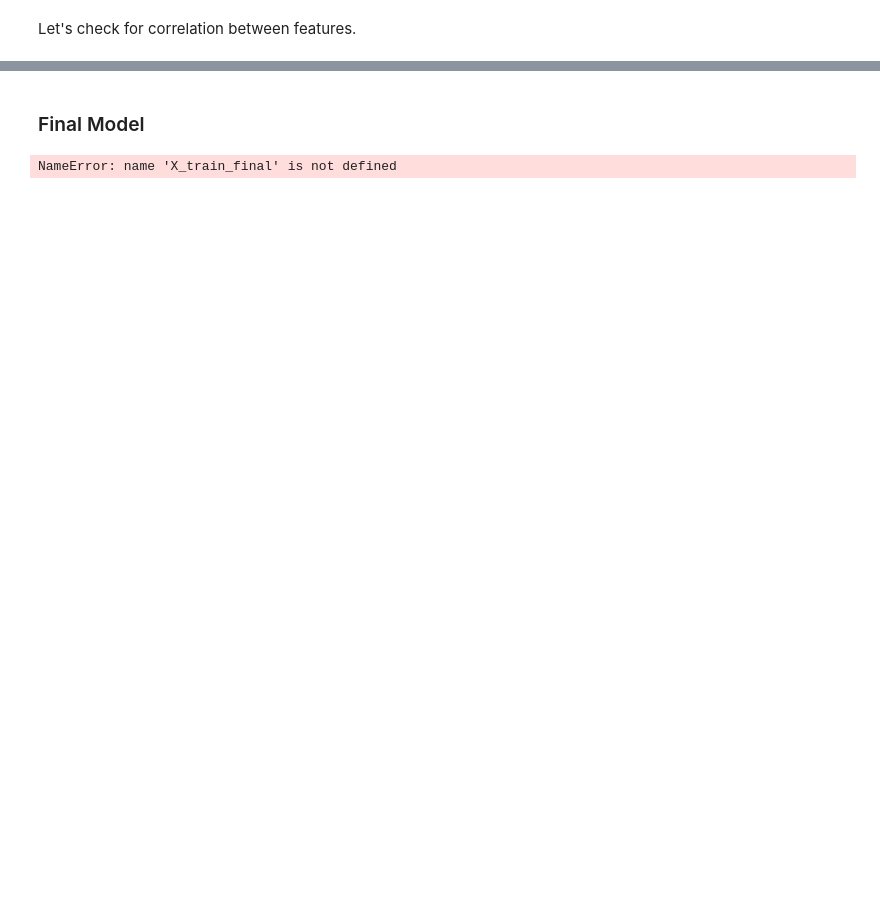
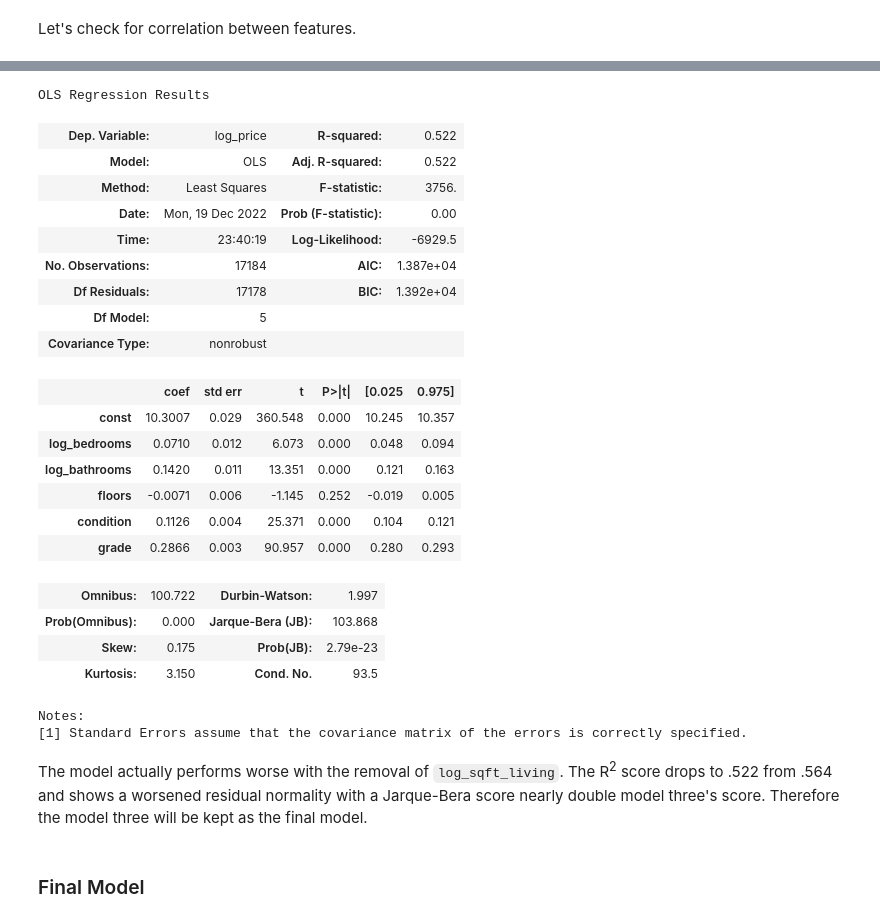
Before and after one commit to cschneck7/phase-2-project, a Jupyter notebook: EDA_notebook.ipynb, the cells around one changed output, grey strips where cells are left out. Drawn from its saved outputs; the diff is of its cells as text; code cells hidden in the pictures; blank space fills up the shorter version.

Commit message:
Finished Modeling, updated py function files

```diff
--- a/EDA_notebook.ipynb
+++ b/EDA_notebook.ipynb
@@ -387,5 +370,5 @@ def log_columns(data, columns=0):
 log_cols = ['sqft_living', 'bedrooms', 'bathrooms']
 
 # Returns data with logged values and renamed features
-X_train_log = log_columns(X_train, log_cols)
-y_train_log = log_columns(y_train)
+X_train_log = dp.log_columns(X_train, log_cols)
+y_train_log = dp.log_columns(y_train)
@@ -577,12 +471,21 @@ We can use the same function used for model2 to see how these new variables perf
 # %%
-model3_results = dp.cross_val(X_train_model3, y_train)
+# Creates independent training data used for model 4
+X_train_model4 = X_train_log.drop(columns='log_sqft_living', axis=1)
 
-print('Second Model Train Rsquared Score: {}'.format(round(model3_results['train_score'].mean(), 5)))
-print('Second Model Test Rsquared Score: {}\n'.format(round(model3_results['test_score'].mean(), 5)))
+# Cross validates training data from third model
+model4_results = dp.cross_val(X_train_model4, y_train_log)
+print('Fourth Model Train Rsquared Score: {}'.format(round(model4_results['train_score'].mean(), 5)))
+print('Fourth Model Test Rsquared Score: {}\n'.format(round(model4_results['test_score'].mean(), 5)))
 
+# prints third models cross validation results
+print('Third Model Train Rsquared Score: {}'.format(round(model3_results['train_score'].mean(), 5)))
+print('Third Model Test Rsquared Score: {}\n'.format(round(model3_results['test_score'].mean(), 5)))
+
+# prints second models cross validation results
 print('Second Model Train Rsquared Score: {}'.format(round(model2_results['train_score'].mean(), 5)))
 print('Second Model Test Rsquared Score: {}\n'.format(round(model2_results['test_score'].mean(), 5)))
 
+# prints baseline cross validation results
 print('Baseline log Train Rsquared Score: {}'.format(round(base_results_log['train_score'].mean(), 5)))
 print('Baseline log Test Rsquared Score: {}'.format(round(base_results_log['test_score'].mean(), 5)))
 # %% [output]
@@ -633,18 +502,0 @@ It appears we have only lost two columns through recursive feature elimination,
-# %%
-# Drops columns that didn't survive recursive feature elimination
-X_train_model4 = X_train_model3.drop(columns=model4_out, axis=1)
-
-# Finds Rsquared values through cross validation
-model4_results = dp.cross_val(X_train_model4, y_train)
-
-print('Second Model Train Rsquared Score: {}'.format(round(model4_results['train_score'].mean(), 5)))
-print('Second Model Test Rsquared Score: {}\n'.format(round(model4_results['test_score'].mean(), 5)))
-
-print('Second Model Train Rsquared Score: {}'.format(round(model3_results['train_score'].mean(), 5)))
-print('Second Model Test Rsquared Score: {}\n'.format(round(model3_results['test_score'].mean(), 5)))
-
-print('Second Model Train Rsquared Score: {}'.format(round(model2_results['train_score'].mean(), 5)))
-print('Second Model Test Rsquared Score: {}\n'.format(round(model2_results['test_score'].mean(), 5)))
-
-print('Baseline log Train Rsquared Score: {}'.format(round(base_results_log['train_score'].mean(), 5)))
-print('Baseline log Test Rsquared Score: {}'.format(round(base_results_log['test_score'].mean(), 5)))
@@ -780,12 +503,32 @@ strong multicollinearity or other numerical problems.
+# %%
+# Creates model using statsmodels, and prints summary
+model4 = dp.model_summary(X_train_model4, y_train_log)
+model4.summary()
+# %% [output]
+OLS Regression Results
+| Dep. Variable: | log_price | R-squared: | 0.522 |
+| Model: | OLS | Adj. R-squared: | 0.522 |
+| Method: | Least Squares | F-statistic: | 3756. |
+| Date: | Mon, 19 Dec 2022 | Prob (F-statistic): | 0.00 |
+| Time: | 23:40:19 | Log-Likelihood: | -6929.5 |
+| No. Observations: | 17184 | AIC: | 1.387e+04 |
+| Df Residuals: | 17178 | BIC: | 1.392e+04 |
+| Df Model: | 5 |  |  |
+| Covariance Type: | nonrobust |  |  |
+|  | coef | std err | t | P>|t| | [0.025 | 0.975] |
+| const | 10.3007 | 0.029 | 360.548 | 0.000 | 10.245 | 10.357 |
+| log_bedrooms | 0.0710 | 0.012 | 6.073 | 0.000 | 0.048 | 0.094 |
+| log_bathrooms | 0.1420 | 0.011 | 13.351 | 0.000 | 0.121 | 0.163 |
+| floors | -0.0071 | 0.006 | -1.145 | 0.252 | -0.019 | 0.005 |
+| condition | 0.1126 | 0.004 | 25.371 | 0.000 | 0.104 | 0.121 |
+| grade | 0.2866 | 0.003 | 90.957 | 0.000 | 0.280 | 0.293 |
+| Omnibus: | 100.722 | Durbin-Watson: | 1.997 |
+| Prob(Omnibus): | 0.000 | Jarque-Bera (JB): | 103.868 |
+| Skew: | 0.175 | Prob(JB): | 2.79e-23 |
+| Kurtosis: | 3.150 | Cond. No. | 93.5 |
+Notes:
+[1] Standard Errors assume that the covariance matrix of the errors is correctly specified.
+# %% [markdown]
+The model actually performs worse with the removal of `log_sqft_living`. The R<sup>2</sup> score drops to .522 from .564 and shows a worsened residual normality with a Jarque-Bera score nearly double model three's score. Therefore the model three will be kept as the final model.
 # %% [markdown]
 ### Final Model
-# %%
-import statsmodels.api as sm
-from statsmodels.formula.api import ols
-
-predictors = sm.add_constant(X_train_final)
-model = sm.OLS(y_train, predictors).fit()
-
-model.summary()
-# %% [output]
-NameError: name 'X_train_final' is not defined
```
Also changed, not shown: parts of 72 cells of this notebook, 2 other files.
